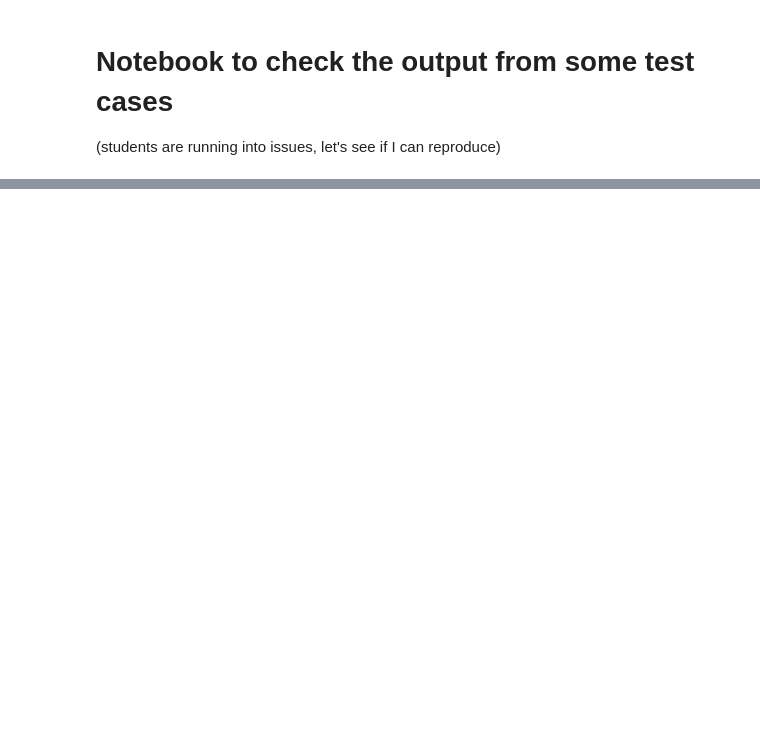
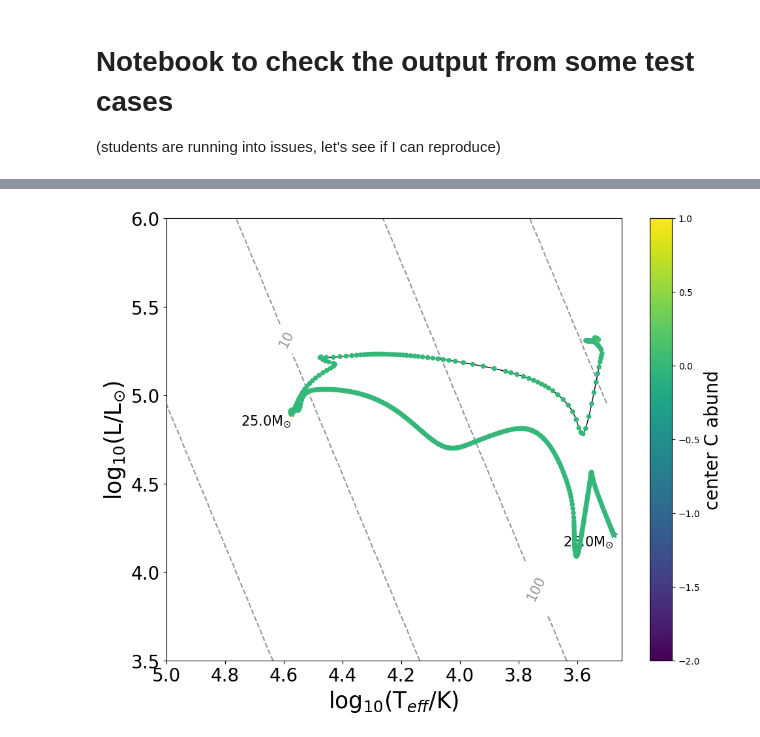
Before and after one commit to LiekeVanSon/ASBE-course, a Jupyter notebook: practicum/session5_case_study/inspect_testcases.ipynb, the cells around one changed output, grey strips where cells are left out. Cells and saved outputs as stored; diff of their text form; code cells hidden in the pictures; blank space fills up the shorter version.

```diff
--- a/practicum/session5_case_study/inspect_testcases.ipynb
+++ b/practicum/session5_case_study/inspect_testcases.ipynb
@@ -97,3 +91,13 @@ HR_diagram([donor_history, donor_history_lowerZ],
+# %%
+history_start           = mr.MesaData('./25M_z2m2_high_rotation/LOGS_start/history.data')
+history_high_rot         = mr.MesaData('./25M_z2m2_high_rotation/LOGS_high_rot/history.data')
+
+HR_diagram([history_start, history_high_rot],
+           xlim=(3.45, 5.), ylim=(3.5, 6.),
+           VMIN=-2, VMAX=1, cmap_name = 'viridis',
+           colour_by='center_c12', colour_label='center C abund')
+# %% [output]
+[figure, added]
 # %%
 plt.plot(donor_history_lowerZ.star_age/10**6,  np.log10(donor_history_lowerZ.center_h1), label = 'center h1')
 plt.plot(donor_history_lowerZ.star_age/10**6,  np.log10(donor_history_lowerZ.center_he4), label = 'center he4')
```
Also changed, not shown: parts of 4 cells of this notebook, 4 other files.
